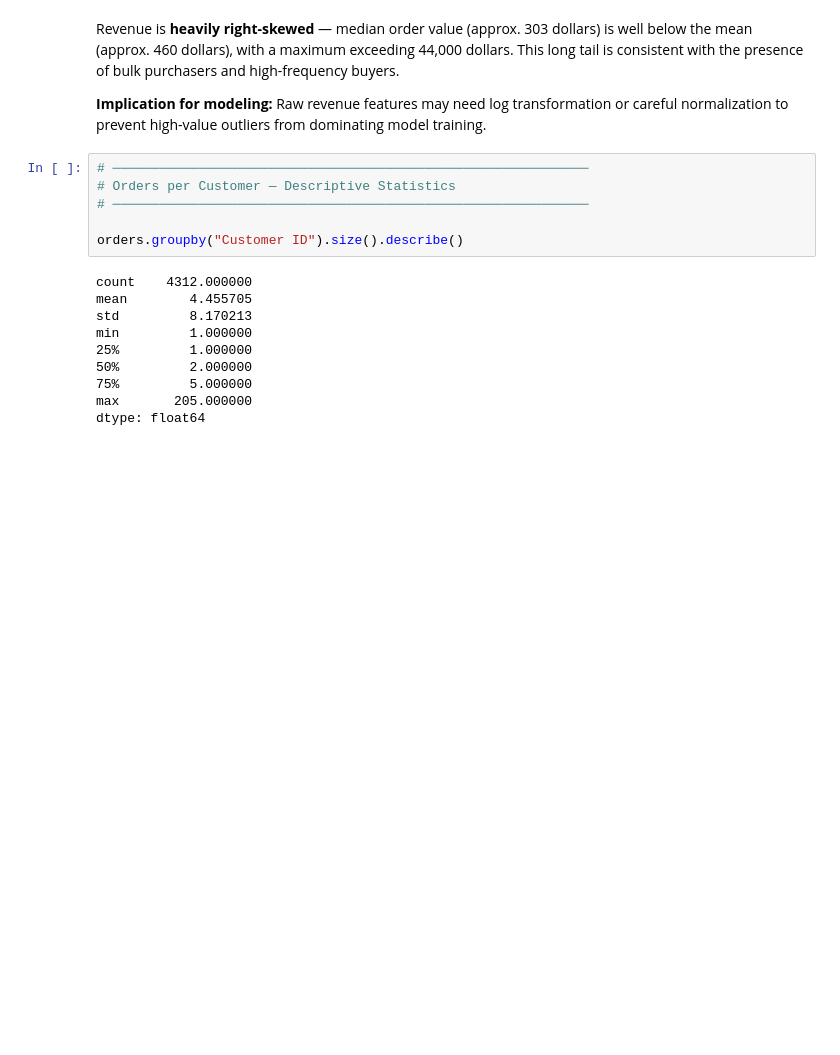
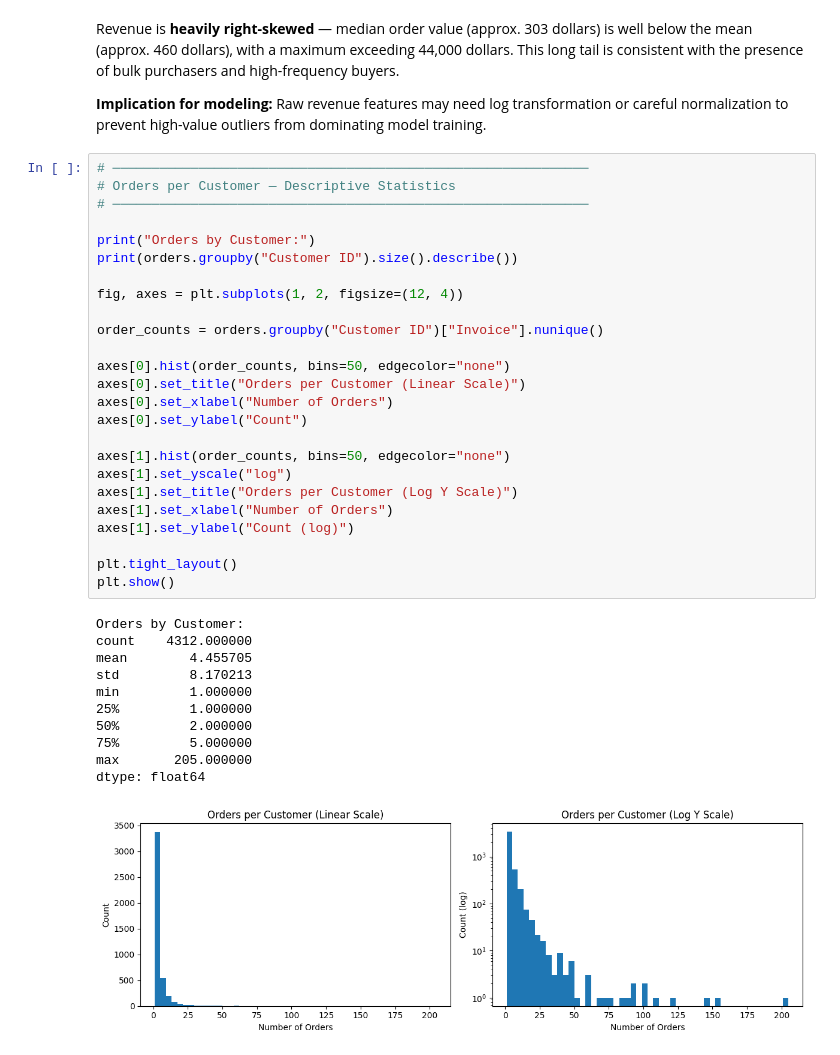
Before and after one commit to eugenefkim/engagement-risk-ml, a Jupyter notebook: notebooks/01_eda.ipynb, the cells around one changed output. Saved outputs shown, nothing was run; the diff lists cells and outputs as text; blank space fills up the shorter version.

```diff
--- a/notebooks/01_eda.ipynb
+++ b/notebooks/01_eda.ipynb
@@ -227,16 +277,37 @@ model training.
 # %%
 # ─────────────────────────────────────────────────────────────
 # Orders per Customer — Descriptive Statistics
 # ─────────────────────────────────────────────────────────────
 
-orders.groupby("Customer ID").size().describe()
+print("Orders by Customer:")
+print(orders.groupby("Customer ID").size().describe())
+
+fig, axes = plt.subplots(1, 2, figsize=(12, 4))
+
+order_counts = orders.groupby("Customer ID")["Invoice"].nunique()
+
+axes[0].hist(order_counts, bins=50, edgecolor="none")
+axes[0].set_title("Orders per Customer (Linear Scale)")
+axes[0].set_xlabel("Number of Orders")
+axes[0].set_ylabel("Count")
+
+axes[1].hist(order_counts, bins=50, edgecolor="none")
+axes[1].set_yscale("log")
+axes[1].set_title("Orders per Customer (Log Y Scale)")
+axes[1].set_xlabel("Number of Orders")
+axes[1].set_ylabel("Count (log)")
+
+plt.tight_layout()
+plt.show()
 # %% [output]
+Orders by Customer:
 count    4312.000000
 mean        4.455705
 std         8.170213
 min         1.000000
 25%         1.000000
 50%         2.000000
 75%         5.000000
 max       205.000000
 dtype: float64
+[figure, added]
```
Also changed, not shown: parts of 6 cells of this notebook.
